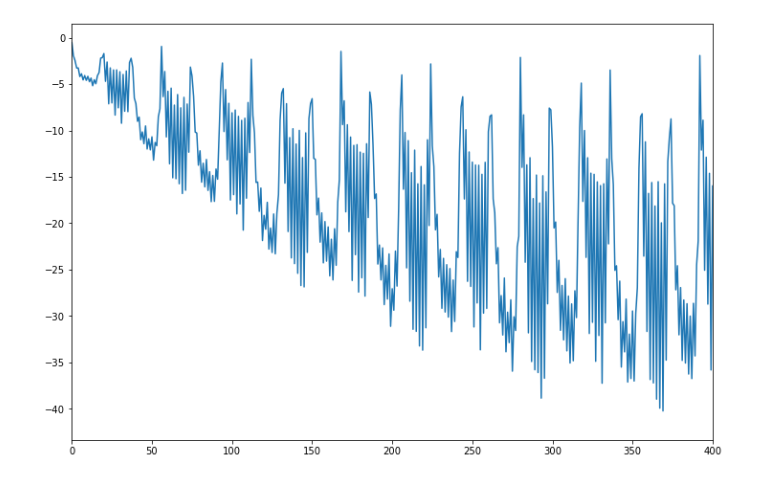
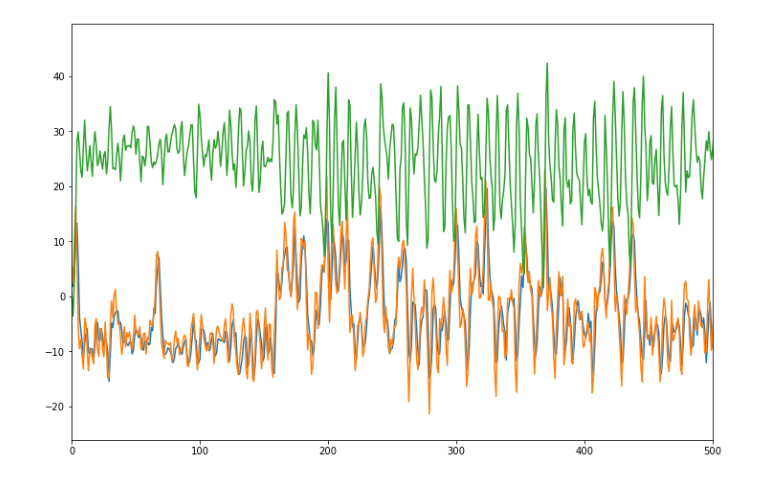
Before and after one commit to gonzaq94/GAN-chaotic-systems, a Jupyter notebook: gan CNN.ipynb, the cells around one changed output. Drawn from its saved outputs; the diff is of its cells as text; code cells hidden in the pictures.

```diff
--- a/gan CNN.ipynb
+++ b/gan CNN.ipynb
@@ -360,17 +395,13 @@ plt.show()
-# %%
-x_train = X_padded[0,:,:].reshape(X_padded.shape[1]*X_padded.shape[2])[:X.shape[1]].reshape(int(X.shape[1]/3),3)
-#max_matrix = np.repeat(np.max(abs(x_train),axis=0).reshape(1,3),1000,axis=0)
-#x_train = np.divide(x_train,max_matrix)
-
-generated_data = g_CNN.generate(1)
-generated_data = generated_data.reshape(n_rows,n_cols)
-
-generated_data = generated_data.reshape(generated_data.shape[0]*generated_data.shape[1],1)[:X.shape[1]].reshape(int(X.shape[1]/3),3)
-
-plt.figure(figsize=(12,8))
-plt.plot(generated_data[:,0])
-plt.xlim([0,400])
-plt.show()
-# %% [output]
-[figure, removed]
+# %%
+generated_data = g_CNN.generate(1)
+generated_data = generated_data[0,...].reshape(generated_data.shape[1]*generated_data.shape[2],generated_data.shape[3])[:real_series_length]
+
+plt.figure(figsize=(12,8))
+plt.plot(generated_data[:,0])
+plt.plot(generated_data[:,1])
+plt.plot(generated_data[:,2])
+plt.xlim([0,500])
+plt.show()
+# %% [output]
+[figure, added]
 # %%
```
Also changed, not shown: parts of 24 cells of this notebook, 1 other file.
